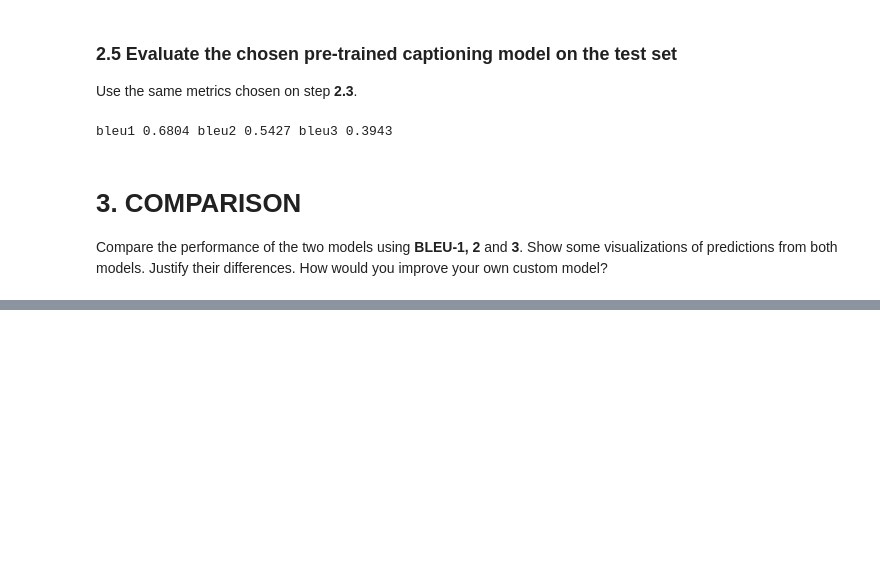
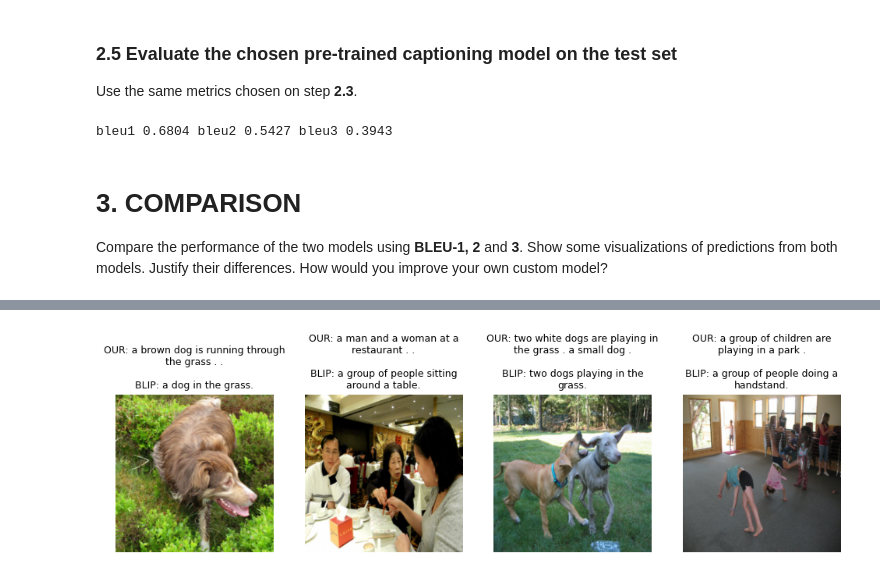
Before and after one commit to liviuflo/dnd-assignment2, a Jupyter notebook: DND_Assignment_2_24_25_1.ipynb, the cells around one changed output, grey strips where cells are left out. Saved outputs shown, nothing was run; the diff lists cells and outputs as text; code cells hidden in the pictures; blank space fills up the shorter version.

```diff
--- a/DND_Assignment_2_24_25_1.ipynb
+++ b/DND_Assignment_2_24_25_1.ipynb
@@ -1478,0 +1518,55 @@ Compare the performance of the two models using **BLEU-1, 2** and **3**. Show so
+# %%
+def dual_pred(
+    model: ImageCaptioningModel, model_ext: BLIP_Decoder, ds, wanted_images=4
+):
+    f, axs = plt.subplots(1, wanted_images)
+    f.set_figwidth(3 * wanted_images)
+    model.train(mode=False)
+    sample_ids = random.sample(list(range(len(ds))), k=wanted_images)
+
+    with torch.no_grad():
+        for i, sample_id in enumerate(sample_ids):
+            image_tensor, gt_caption, _ = ds[sample_id]
+
+            image = denormalize(image_tensor).numpy()
+            image = np.transpose(image, (1, 2, 0))
+            image[image > 1] = 1
+
+            images = image_tensor.unsqueeze(0)
+            gt_captions = gt_caption.unsqueeze(0)
+
+            preds, captions, _ = model.forward(
+                images.to(device),  # gt_captions.to(device)
+            )
+
+            pred_caption1 = decode_caption(captions[0], VOCAB)
+            pred_caption1 = pred_caption1.replace(PAD, "")
+            pred_caption1 = pred_caption1.replace(EOS, "")
+
+            pred_caption2 = model_ext.generate(
+                images.to(device),
+                sample=False,
+                num_beams=3,
+                max_length=20,
+                min_length=5,
+            )[0]
+
+            # text_gt = "  GT: " + decode_caption(gt_caption, ds.vocab)
+            # wrapped_text_gt = "\n".join(wrap(text_gt, width=35))
+
+            text_pred1 = "OUR: " + pred_caption1
+            text_pred1 = "\n".join(wrap(text_pred1, width=35))
+
+            text_pred2 = "BLIP: " + pred_caption2
+            text_pred2 = "\n".join(wrap(text_pred2, width=35))
+
+            title = text_pred1 + "\n\n" + text_pred2
+
+            axs[i].imshow(image)
+            axs[i].axis("off")
+            axs[i].set_title(title, fontsize=9)
+
+
+dual_pred(model, model_ext, test_dataset)
+# %% [output]
+[figure, added]
```
Also changed, not shown: parts of 5 cells of this notebook.
